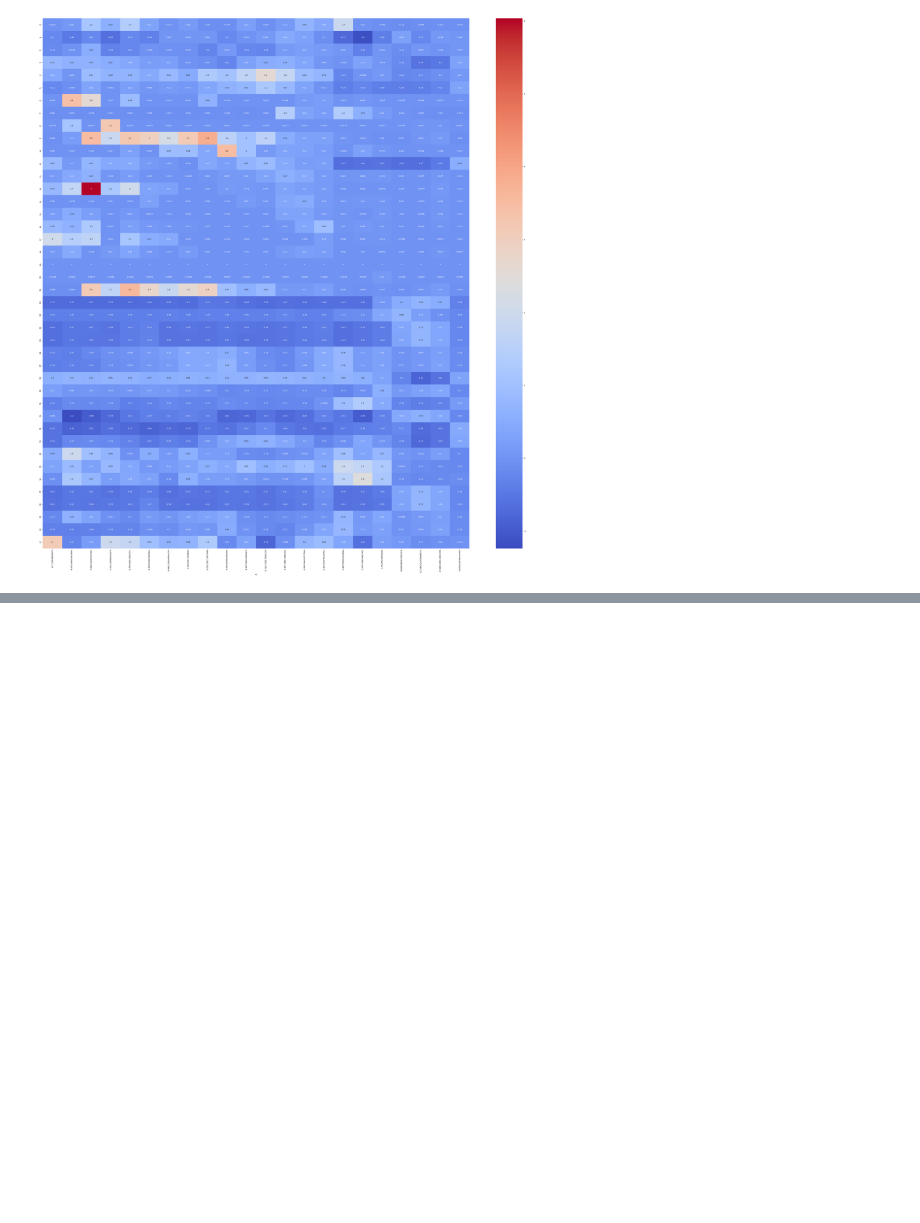
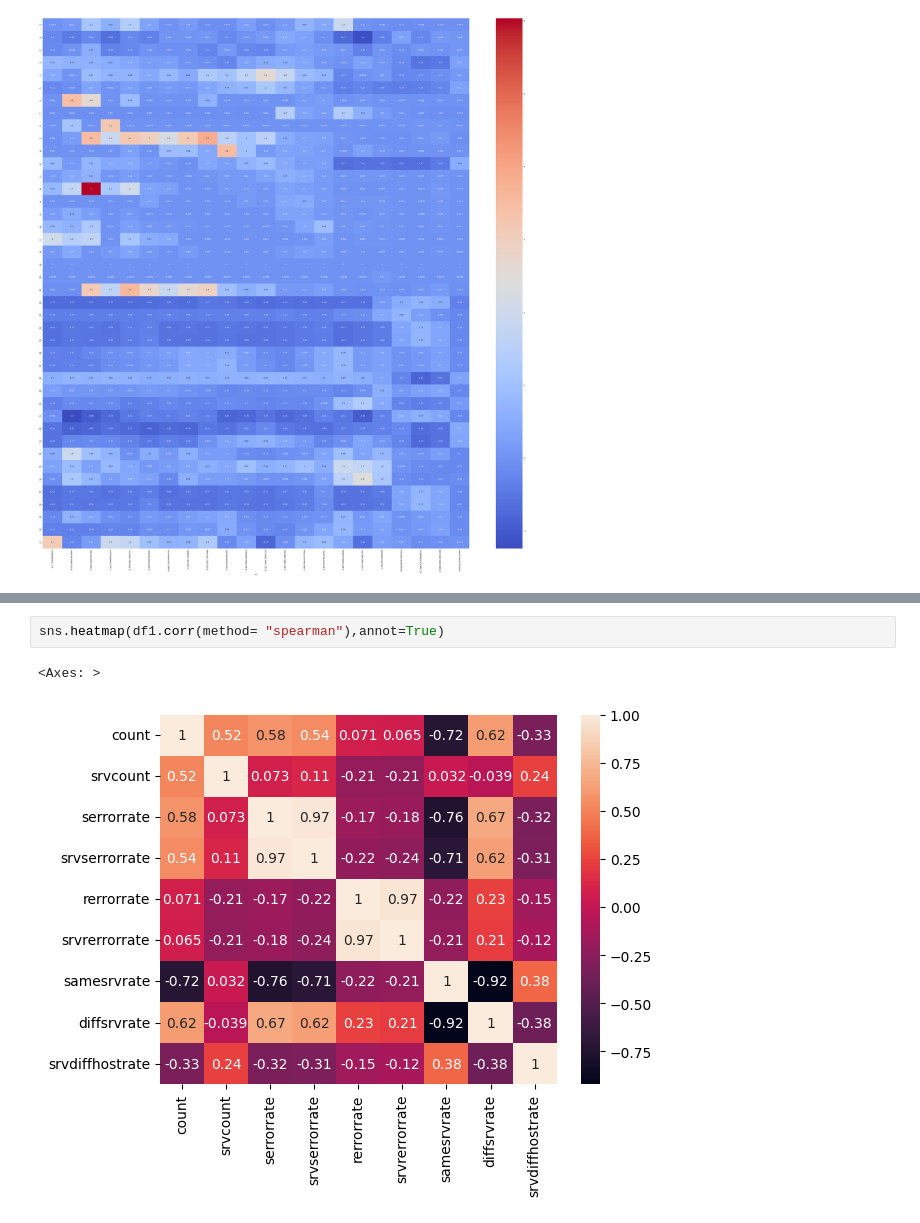
Before and after one commit to Sainadh-Bahadursha/Network_Anomaly_Detection_Project, a Jupyter notebook: Notebooks/Basic_EDA.ipynb, the cells around one changed output, grey strips where cells are left out. Cells and saved outputs as stored; diff of their text form; blank space fills up the shorter version.

```diff
--- a/Notebooks/Basic_EDA.ipynb
+++ b/Notebooks/Basic_EDA.ipynb
@@ -585,0 +638,5 @@ sns.heatmap(df.corr())
+# %%
+sns.heatmap(df1.corr(method= "spearman"),annot=True)
+# %% [output]
+<Axes: >
+[figure, added]
```
Also changed, not shown: parts of 16 cells of this notebook, 11 other files.
